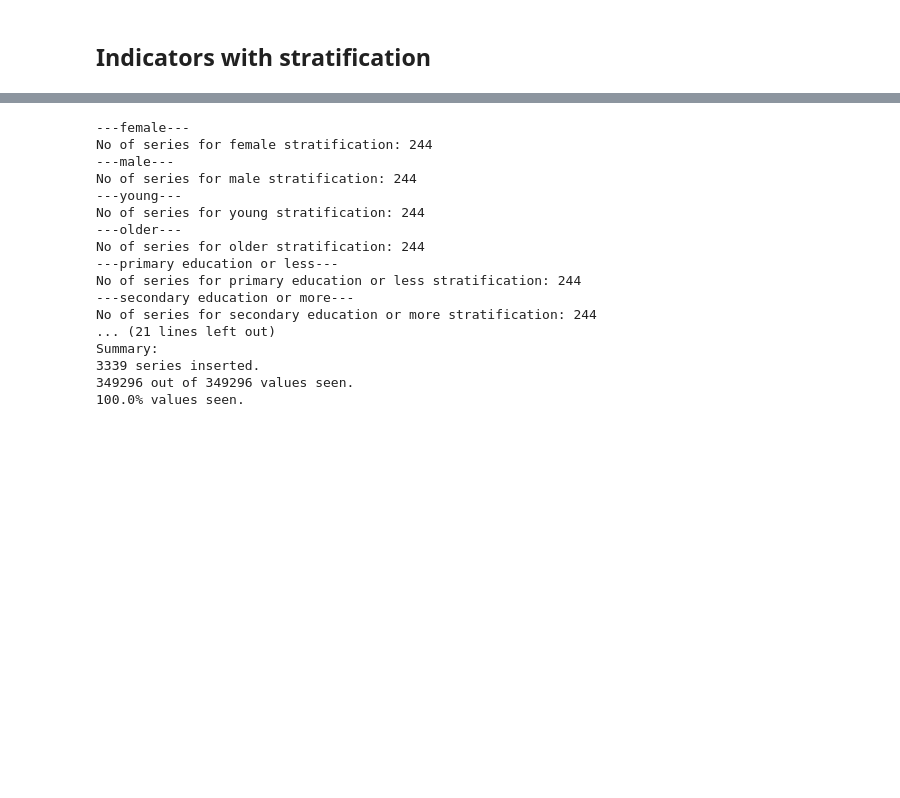
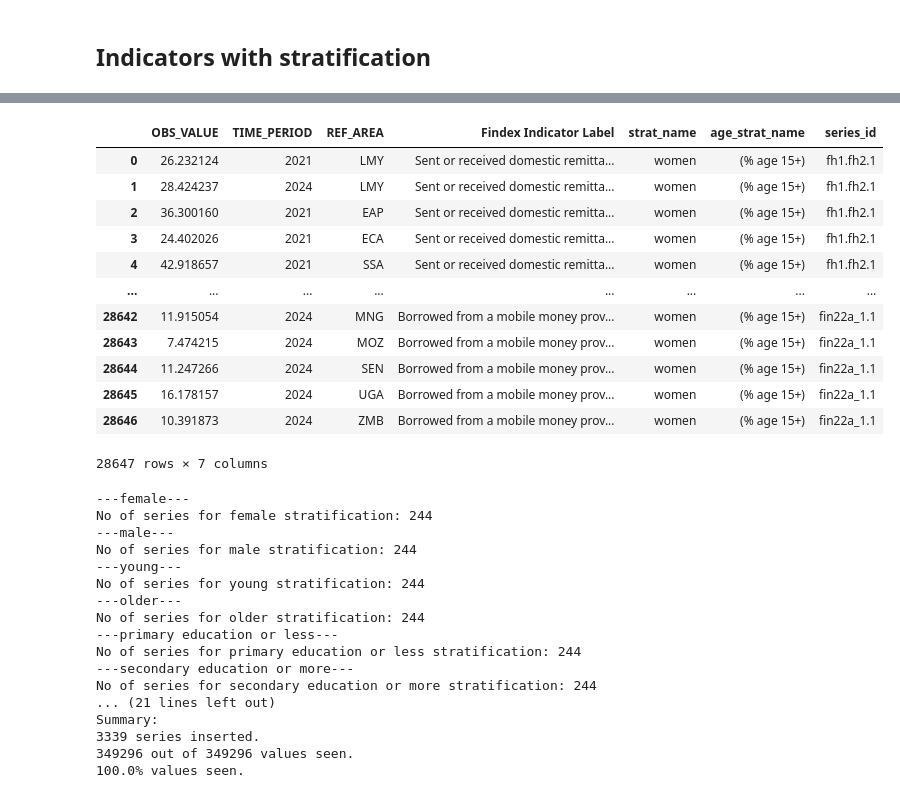
Before and after one commit to reebme/curated-data-sqlite, a Jupyter notebook: notebooks/01_findex_etl.ipynb, the cells around one changed output, grey strips where cells are left out. Drawn from its saved outputs; the diff is of its cells as text; code cells hidden in the pictures; blank space fills up the shorter version.

```diff
--- a/notebooks/01_findex_etl.ipynb
+++ b/notebooks/01_findex_etl.ipynb
@@ -178,6 +178,9 @@ comp_breakdown_3
 - _T	Total
 - ISCED11_GE_2_3	Education: Secondary education or more
 - ISCED11_0T1	Education: Primary education or less
+# %%
+# remove WB_FINDEX_ prefix from the indicator
+findex["INDICATOR"] = findex["INDICATOR"].str.extract("WB_FINDEX_(.*)")
 # %% [markdown]
 ## Countries
 # %%
@@ -349,14 +390,6 @@ series_indicator_findex = (
         .drop_duplicates()
         .rename(columns = {'INDICATOR': 'Findex Indicator', 'INDICATOR_LABEL': 'Findex Indicator Label'})
 )
-# remove WB_FINDEX_ prefix
-series_indicator_findex['Findex Indicator'] = series_indicator_findex['Findex Indicator'].apply(
-    lambda s: (
-        re.match("WB_FINDEX_(.*)", s)
-            .group(1)
-            .strip()
-    )
-)
 series_indicator_findex.reset_index(inplace=True, drop=True)
 # There should be 280 indicators overall
 assert len(series_indicator_findex) == 280
@@ -478,10 +497,10 @@ findex_easy_mask = findex['COMP_BREAKDOWN_1'] == 'DL_P_NDSD'
 masks = {
     # findex['SEX'] == 'F'
     # it is uniquely identifying for rows with female stratification
-    'female': findex_female_mask,
+    'women': findex_female_mask,
     # findex['SEX'] == 'M'
     # it is uniquely identifying for rows with male stratification
-    'male': findex_male_mask,
+    'men': findex_male_mask,
     # findex['AGE'] == 'Y15T24'
     # is uniquely identifying for rows with young stratification
     'young': findex_young_mask,
@@ -496,10 +515,10 @@ masks = {
     'secondary education or more': findex_secondary_education_mask,
     # findex['COMP_BREAKDOWN_1'] == 'INCOME_Q1T2'
     # income, poorest 40% , uniquely identified
-    'income, poorest 40%': findex_poorest_mask,
+    'poorest 40%': findex_poorest_mask,
     # findex['COMP_BREAKDOWN_1'] == 'INCOME_GE_Q3'
     # income, richest 60%, , uniquely identified
-    'income, richest 60%': findex_richest_mask,
+    'richest 60%': findex_richest_mask,
     # findex['URBANISATION'] == 'RUR'
     # rural, uniquely identified
     'rural': findex_rural_mask,
@@ -508,10 +527,10 @@ masks = {
     'urban': findex_urban_mask,
     # findex['COMP_BREAKDOWN_2'] == 'LFP_OUTWORK'
     # out of labor force
-    'out of labor force': findex_out_of_work_mask,
+    'out of laborforce': findex_out_of_work_mask,
     # findex['COMP_BREAKDOWN_2'] == 'LFP_INWORK'
     # in labor force
-    'in labor force': findex_employed_mask,
+    'in laborforce': findex_employed_mask,
     # ~(findex['UNIT_MEASURE'] == 'PT_RESP')
     # this selects additional info provided for some series
     # not an actual stratification
@@ -531 +572,37 @@ findex_waves = {pd.to_numeric(e[1]): e[0] for e in findex_waves}
+# %%
+ex_mask = masks['women']
+key = 'women'
+findex_values = findex.loc[ex_mask, ['OBS_VALUE', 'TIME_PERIOD', 'INDICATOR', 'REF_AREA']]
+findex_values = (
+    # assign databank names and codes to Data360 rows
+    pd.merge(
+        findex_values,
+        series_indicator_findex,
+        how = 'left',
+        left_on = "INDICATOR",
+        right_on = "Findex Indicator"
+    )
+    .drop(columns = ['INDICATOR', 'Findex Indicator'])
+    # assign stratification key appropriate for the current mask
+    .assign(**strat_codes[strat_codes["strat_name"] == key].to_dict(orient="records")[0])
+)
+# create a stratified indicator column
+findex_values['series_id'] = findex_values['Databank Indicator'] + findex_values["strat_code"]
+findex_values.drop(columns = ['Databank Indicator', "strat_code"], inplace = True)
+
+findex_values
+# %% [output]
+|  | OBS_VALUE | TIME_PERIOD | REF_AREA | Findex Indicator Label | strat_name | age_strat_name | series_id |
+| 0 | 26.232124 | 2021 | LMY | Sent or received domestic remitta... | women | (% age 15+) | fh1.fh2.1 |
+| 1 | 28.424237 | 2024 | LMY | Sent or received domestic remitta... | women | (% age 15+) | fh1.fh2.1 |
+| 2 | 36.300160 | 2021 | EAP | Sent or received domestic remitta... | women | (% age 15+) | fh1.fh2.1 |
+| 3 | 24.402026 | 2021 | ECA | Sent or received domestic remitta... | women | (% age 15+) | fh1.fh2.1 |
+| 4 | 42.918657 | 2021 | SSA | Sent or received domestic remitta... | women | (% age 15+) | fh1.fh2.1 |
+| ... | ... | ... | ... | ... | ... | ... | ... |
+| 28642 | 11.915054 | 2024 | MNG | Borrowed from a mobile money prov... | women | (% age 15+) | fin22a_1.1 |
+| 28643 | 7.474215 | 2024 | MOZ | Borrowed from a mobile money prov... | women | (% age 15+) | fin22a_1.1 |
+| 28644 | 11.247266 | 2024 | SEN | Borrowed from a mobile money prov... | women | (% age 15+) | fin22a_1.1 |
+| 28645 | 16.178157 | 2024 | UGA | Borrowed from a mobile money prov... | women | (% age 15+) | fin22a_1.1 |
+| 28646 | 10.391873 | 2024 | ZMB | Borrowed from a mobile money prov... | women | (% age 15+) | fin22a_1.1 |
+28647 rows × 7 columns
 # %%
```
Also changed, not shown: parts of 11 cells of this notebook.
